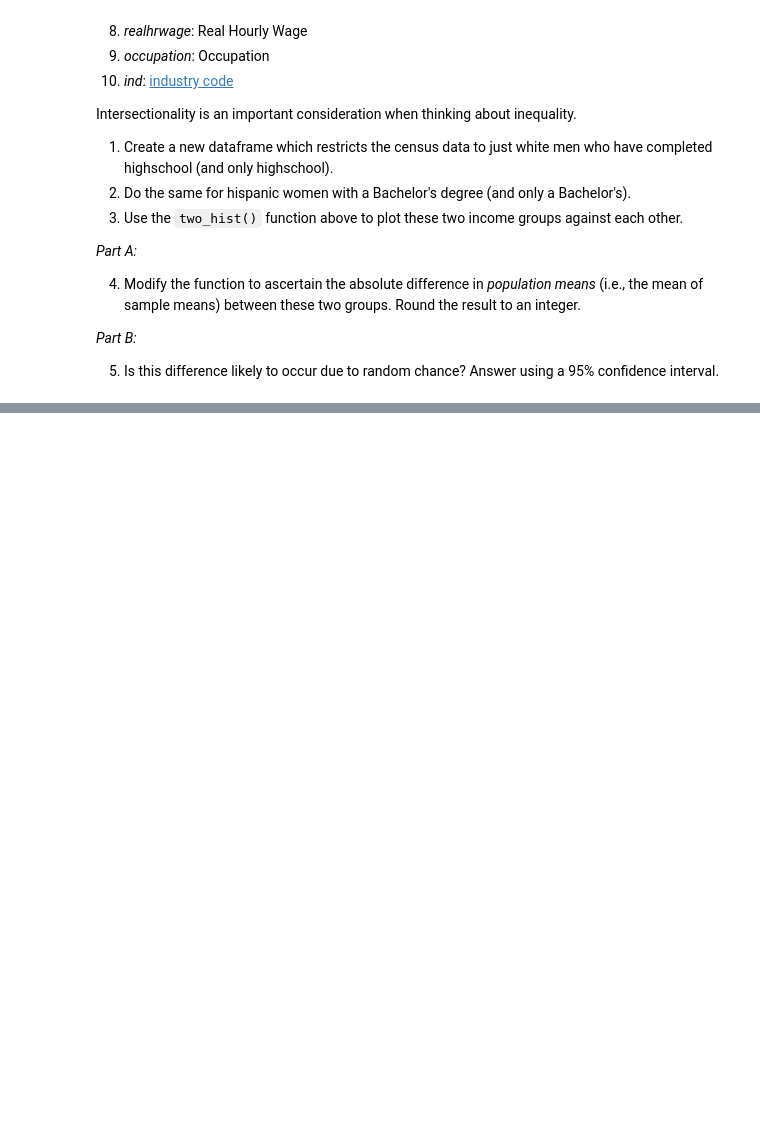
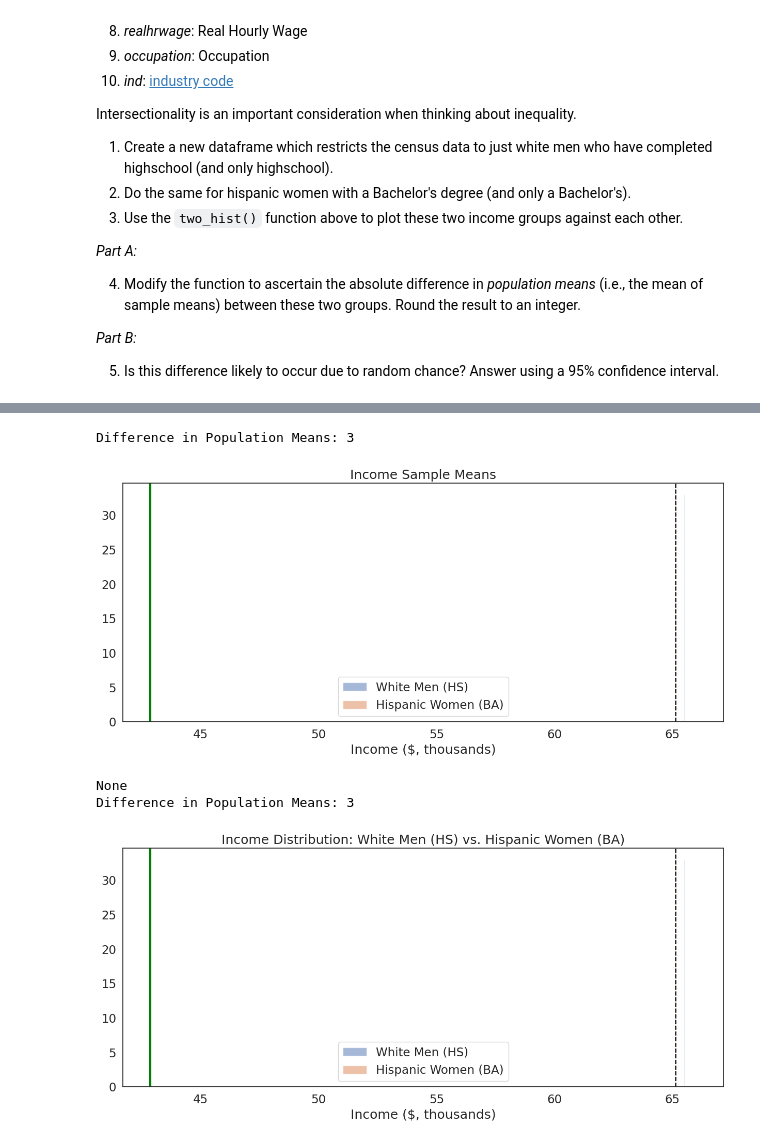
Before and after one commit to iliza5522/QM22, a Jupyter notebook: notebooks/W05. Distributions and Basic Statistics.ipynb, the cells around one changed output, grey strips where cells are left out. Drawn from its saved outputs; the diff is of its cells as text; code cells hidden in the pictures; blank space fills up the shorter version.

```diff
--- a/notebooks/W05. Distributions and Basic Statistics.ipynb
+++ b/notebooks/W05. Distributions and Basic Statistics.ipynb
@@ -600,0 +542,78 @@ The difference is statistically significant at the 95% confidence level.
+# %%
+# Create a dataframe for white men with only a high school education
+white_men_hs = df[(df['race'] == 1) & (df['sex'] == 1) & (df['sch'] == 12)]['income']
+
+# Create a dataframe for Hispanic women with a Bachelor's degree
+hispanic_women_ba = df[(df['race'] == 3) & (df['sex'] == 2) & (df['sch'] == 16)]['income']
+
+
+import numpy as np
+import matplotlib.pyplot as plt
+from scipy.stats import norm
+
+groups = [white_men_hs, hispanic_women_ba]
+group_labs = ['White Men (HS)', 'Hispanic Women (BA)']
+xlab = 'Income ($, thousands)'
+title = 'Income Distribution: White Men (HS) vs. Hispanic Women (BA)'
+
+def two_hist(groups, group_labs, xlab, title):
+
+
+
+        plt.figure(figsize=(15, 6))
+
+        sample_means1 = []
+        sample_means2 = []
+
+        sample_size = 1000
+        iterations = 10000
+
+        for i in range(0, iterations):
+          sample1 = groups[0].sample(sample_size, replace=True)
+          sample_mean1 = sample1.mean()
+          sample_means1.append(sample_mean1)
+
+          sample2 = groups[1].sample(sample_size, replace=True)
+          sample_mean2 = sample2.mean()
+          sample_means2.append(sample_mean2)
+
+    # Calculate the difference in population means
+        mu1, _ = norm.fit(sample_means1)
+        mu2, _ = norm.fit(sample_means2)
+        diff = abs(mu1 - mu2)
+        print("Difference in Population Means:", round(diff))
+
+        for i, var in enumerate(groups):
+          plt.hist(sample_means[i], bins=int(iterations / 300), edgecolor='white', density=True, label=group_labs[i], alpha=0.5)
+          mu, se = norm.fit(sample_means[i])
+          xmin, xmax = plt.xlim()
+          x = np.linspace(xmin, xmax, 100)
+          p = norm.pdf(x, mu, se)
+          plt.plot(x, p, 'k', linewidth=2)
+
+        # Add vertical lines for mean and confidence intervals
+        mean = var.mean()
+        lower_ci = mu - se * 1.96
+        upper_ci = mu + se * 1.96
+        plt.axvline(mean, color='green', linestyle='solid', linewidth=3)
+        plt.axvline(lower_ci, color='black', linestyle='dashed', linewidth=1.5)
+        plt.axvline(upper_ci, color='black', linestyle='dashed', linewidth=1.5)
+
+        plt.xlabel(xlab)
+        plt.title(title)
+        plt.legend()
+        plt.show()
+
+
+    # ... (Rest of the plotting code from the original two_hist function) ...
+
+print(two_hist([white_men_hs, hispanic_women_ba], ['White Men (HS)', 'Hispanic Women (BA)'], 'Income ($, thousands)', "Income Sample Means"))
+
+
+two_hist(groups, group_labs, xlab, title)
+# %% [output]
+Difference in Population Means: 3
+[figure, added]
+None
+Difference in Population Means: 3
+[figure, added]
```
Also changed, not shown: parts of 9 cells of this notebook.
